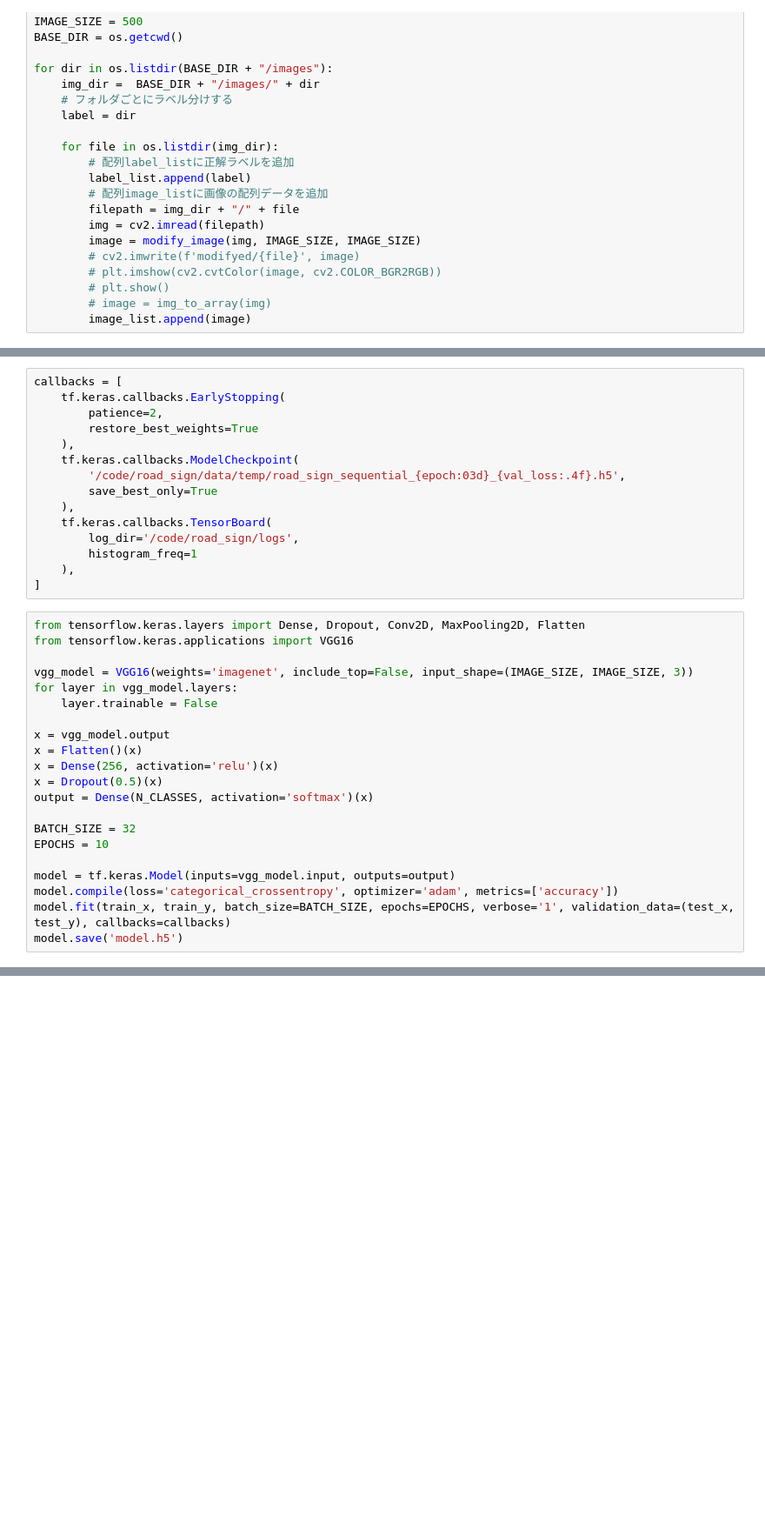
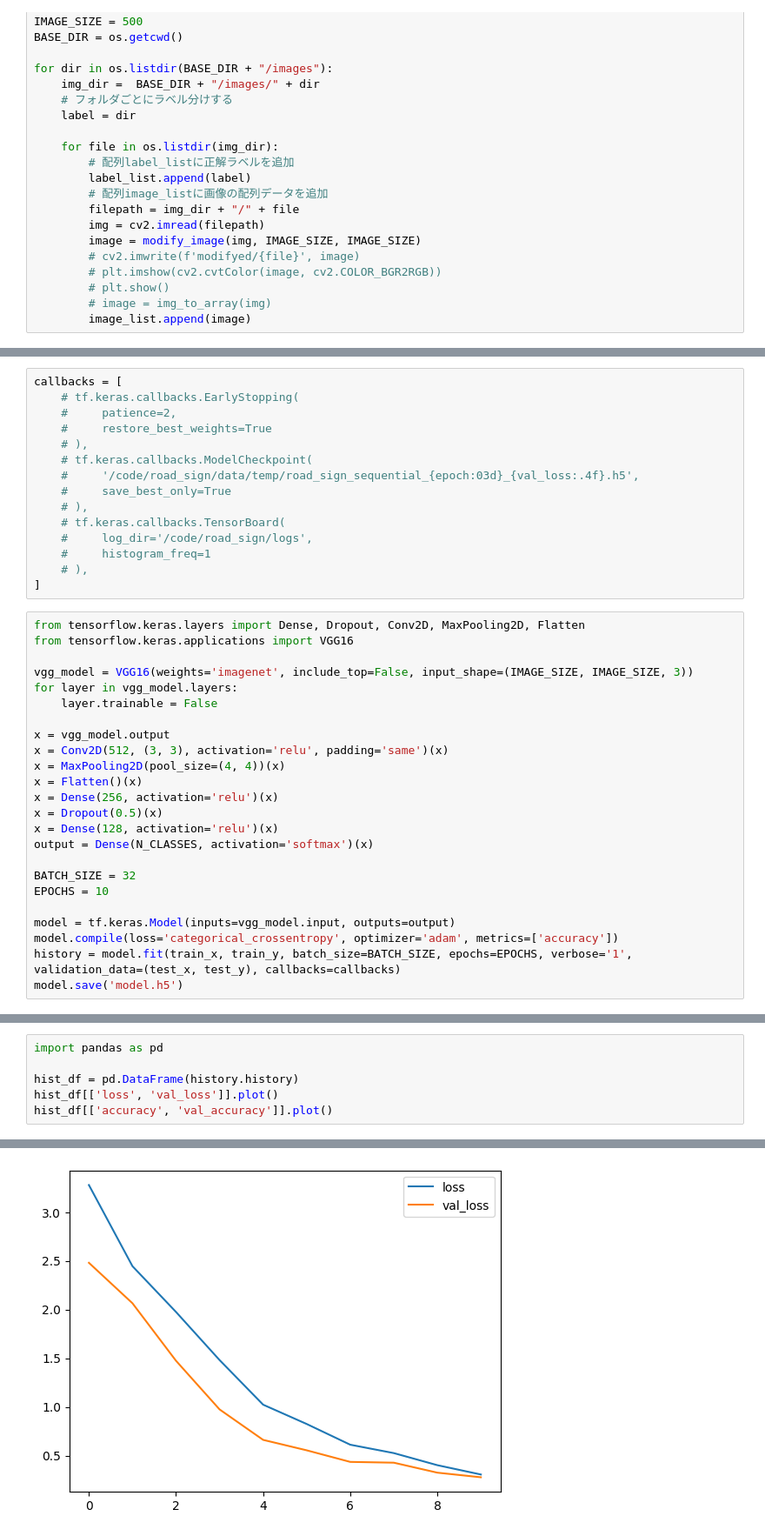
Before and after one commit to Minto312/SBQ, a Jupyter notebook: road_sign/train.ipynb, the cells around one changed output, grey strips where cells are left out. Shown at 87% size. Drawn from its saved outputs; the diff is of its cells as text; blank space fills up the shorter version.

```diff
--- a/road_sign/train.ipynb
+++ b/road_sign/train.ipynb
@@ -66,17 +74,17 @@ train_x, test_x, train_y, test_y = train_test_split(X, Y, test_size=0.2, stratif
 # %%
 callbacks = [
-    tf.keras.callbacks.EarlyStopping(
-        patience=2,
-        restore_best_weights=True
-    ),
-    tf.keras.callbacks.ModelCheckpoint(
-        '/code/road_sign/data/temp/road_sign_sequential_{epoch:03d}_{val_loss:.4f}.h5',
-        save_best_only=True
-    ),
-    tf.keras.callbacks.TensorBoard(
-        log_dir='/code/road_sign/logs',
-        histogram_freq=1
-    ),
+    # tf.keras.callbacks.EarlyStopping(
+    #     patience=2,
+    #     restore_best_weights=True
+    # ),
+    # tf.keras.callbacks.ModelCheckpoint(
+    #     '/code/road_sign/data/temp/road_sign_sequential_{epoch:03d}_{val_loss:.4f}.h5',
+    #     save_best_only=True
+    # ),
+    # tf.keras.callbacks.TensorBoard(
+    #     log_dir='/code/road_sign/logs',
+    #     histogram_freq=1
+    # ),
 ]
 # %%
 from tensorflow.keras.layers import Dense, Dropout, Conv2D, MaxPooling2D, Flatten
@@ -87,9 +95,12 @@ for layer in vgg_model.layers:
     layer.trainable = False
 
 x = vgg_model.output
+x = Conv2D(512, (3, 3), activation='relu', padding='same')(x)
+x = MaxPooling2D(pool_size=(4, 4))(x)
 x = Flatten()(x)
 x = Dense(256, activation='relu')(x)
 x = Dropout(0.5)(x)
+x = Dense(128, activation='relu')(x)
 output = Dense(N_CLASSES, activation='softmax')(x)
 
 BATCH_SIZE = 32
@@ -97,5 +108,5 @@ EPOCHS = 10
 
 model = tf.keras.Model(inputs=vgg_model.input, outputs=output)
 model.compile(loss='categorical_crossentropy', optimizer='adam', metrics=['accuracy'])
-model.fit(train_x, train_y, batch_size=BATCH_SIZE, epochs=EPOCHS, verbose='1', validation_data=(test_x, test_y), callbacks=callbacks)
+history = model.fit(train_x, train_y, batch_size=BATCH_SIZE, epochs=EPOCHS, verbose='1', validation_data=(test_x, test_y), callbacks=callbacks)
 model.save('model.h5')
@@ -101,0 +156,7 @@ model.save('model.h5')
+# %%
+import pandas as pd
+
+hist_df = pd.DataFrame(history.history)
+hist_df[['loss', 'val_loss']].plot()
+hist_df[['accuracy', 'val_accuracy']].plot()
+# %% [output]
@@ -101,0 +164 @@ model.save('model.h5')
+[figure, added]
```
Also changed, not shown: parts of 4 cells of this notebook, 1 other file.
